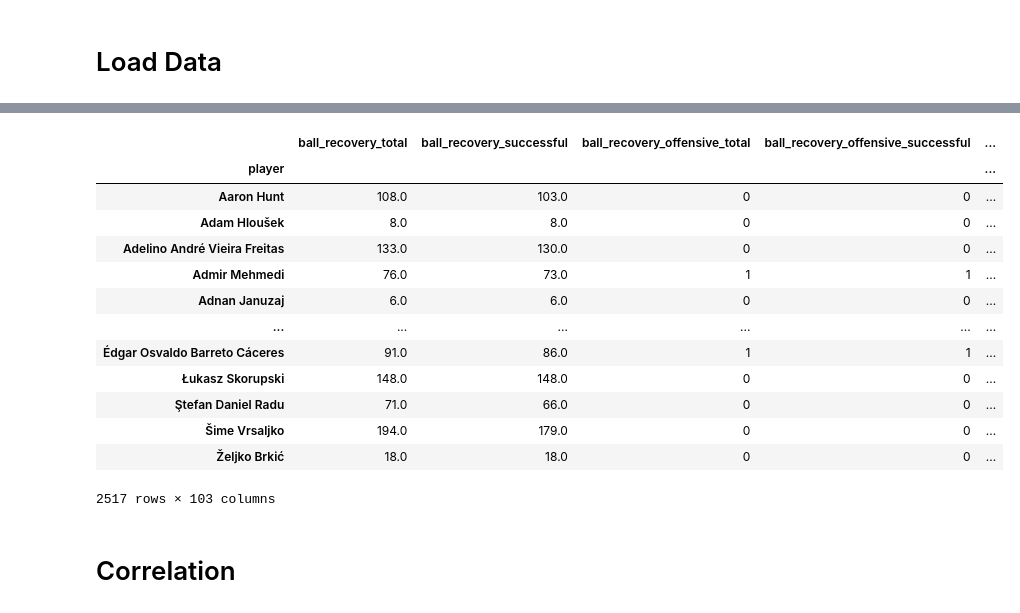
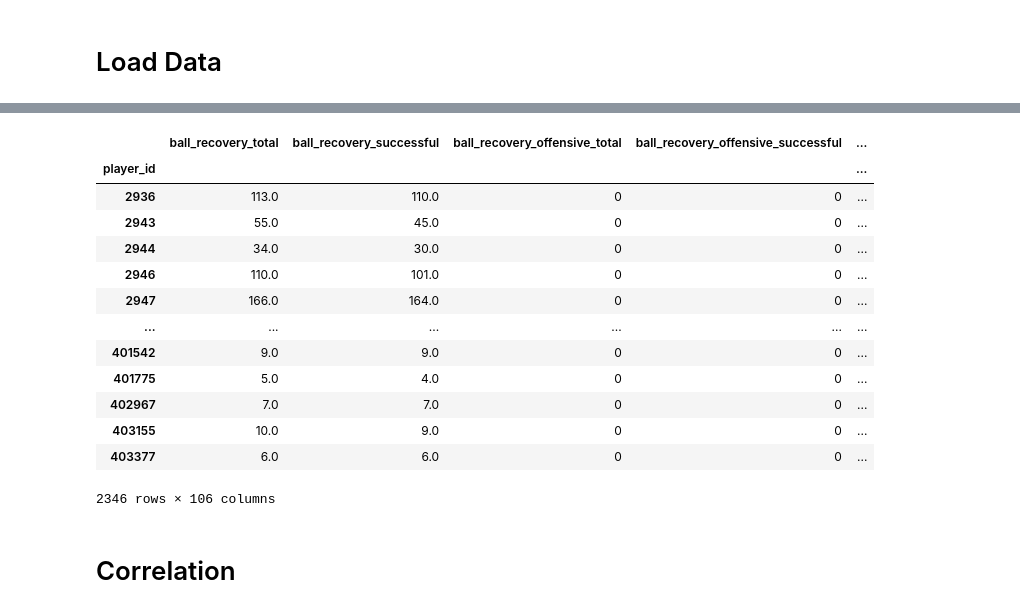
Before and after one commit to allorenz/football-player-similarity, a Jupyter notebook: src/notebooks/eda/eda_defending.ipynb, the cells around one changed output, grey strips where cells are left out. Cells and saved outputs as stored; diff of their text form; code cells hidden in the pictures.

```diff
--- a/src/notebooks/eda/eda_defending.ipynb
+++ b/src/notebooks/eda/eda_defending.ipynb
@@ -1,2 +1,11 @@
 # %% [markdown]
 # Load Data
+# %%
+import pandas as pd
+from pathlib import Path
+
+PROJECT_ROOT_DIR = Path.cwd().parent.parent.parent
+
+df_standard_stats = pd.read_csv(f"{PROJECT_ROOT_DIR}/data/new_approach/standard_stats_all_test.csv",dtype={"player_id":"int32"})
+df_standard_stats = df_standard_stats.set_index("player_id")
+df_standard_stats
@@ -58,34 +250,26 @@ defending
 # %%
-# merge both df's
-df = pd.merge(left=standard_stats[["team","position","match_played","minutes_played"]],
-         right=defending,
-         left_index=True,
-         right_index=True,
-         how="left")
-
-df
 # keep in defedning only players with min. matches played
 requirement_mask = (df["match_played"] > 1) & (df["minutes_played"] > 90)
-defending_columns = list(defending.columns) + ["position"]
-defending = df.loc[requirement_mask, defending_columns]
+defending_columns = list(df_defending.columns) + ["position_level_0", "position_level_1", "position_level_2"]
+df_defending = df.loc[requirement_mask, defending_columns]
 df = df.loc[requirement_mask, :]
 
-defending
+df_defending
 # %% [output]
 |  | ball_recovery_total | ball_recovery_successful | ball_recovery_offensive_total | ball_recovery_offensive_successful | ... |
-| player |  |  |  |  | ... |
-| Aaron Hunt | 108.0 | 103.0 | 0 | 0 | ... |
-| Adam Hloušek | 8.0 | 8.0 | 0 | 0 | ... |
-| Adelino André Vieira Freitas | 133.0 | 130.0 | 0 | 0 | ... |
-| Admir Mehmedi | 76.0 | 73.0 | 1 | 1 | ... |
-| Adnan Januzaj | 6.0 | 6.0 | 0 | 0 | ... |
+| player_id |  |  |  |  | ... |
+| 2936 | 113.0 | 110.0 | 0 | 0 | ... |
+| 2943 | 55.0 | 45.0 | 0 | 0 | ... |
+| 2944 | 34.0 | 30.0 | 0 | 0 | ... |
+| 2946 | 110.0 | 101.0 | 0 | 0 | ... |
+| 2947 | 166.0 | 164.0 | 0 | 0 | ... |
 | ... | ... | ... | ... | ... | ... |
-| Édgar Osvaldo Barreto Cáceres | 91.0 | 86.0 | 1 | 1 | ... |
-| Łukasz Skorupski | 148.0 | 148.0 | 0 | 0 | ... |
-| Ştefan Daniel Radu | 71.0 | 66.0 | 0 | 0 | ... |
-| Šime Vrsaljko | 194.0 | 179.0 | 0 | 0 | ... |
-| Željko Brkić | 18.0 | 18.0 | 0 | 0 | ... |
+| 401542 | 9.0 | 9.0 | 0 | 0 | ... |
+| 401775 | 5.0 | 4.0 | 0 | 0 | ... |
+| 402967 | 7.0 | 7.0 | 0 | 0 | ... |
+| 403155 | 10.0 | 9.0 | 0 | 0 | ... |
+| 403377 | 6.0 | 6.0 | 0 | 0 | ... |
-2517 rows × 103 columns
+2346 rows × 106 columns
 # %% [markdown]
 # Correlation
 # %%
```
Also changed, not shown: parts of 7 cells of this notebook, 7 other files.
